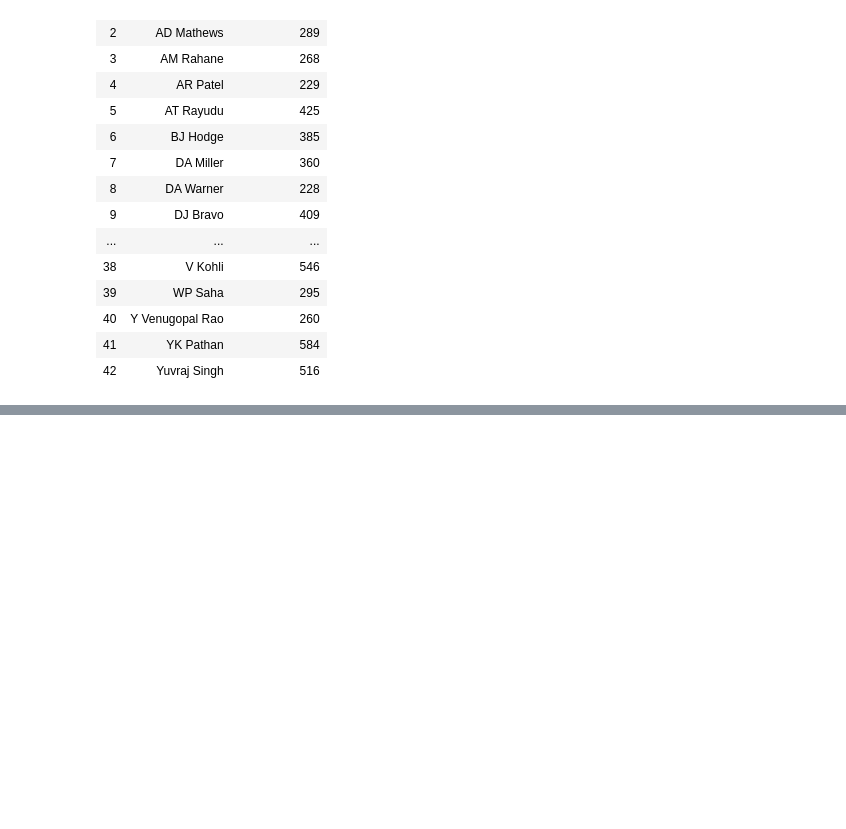
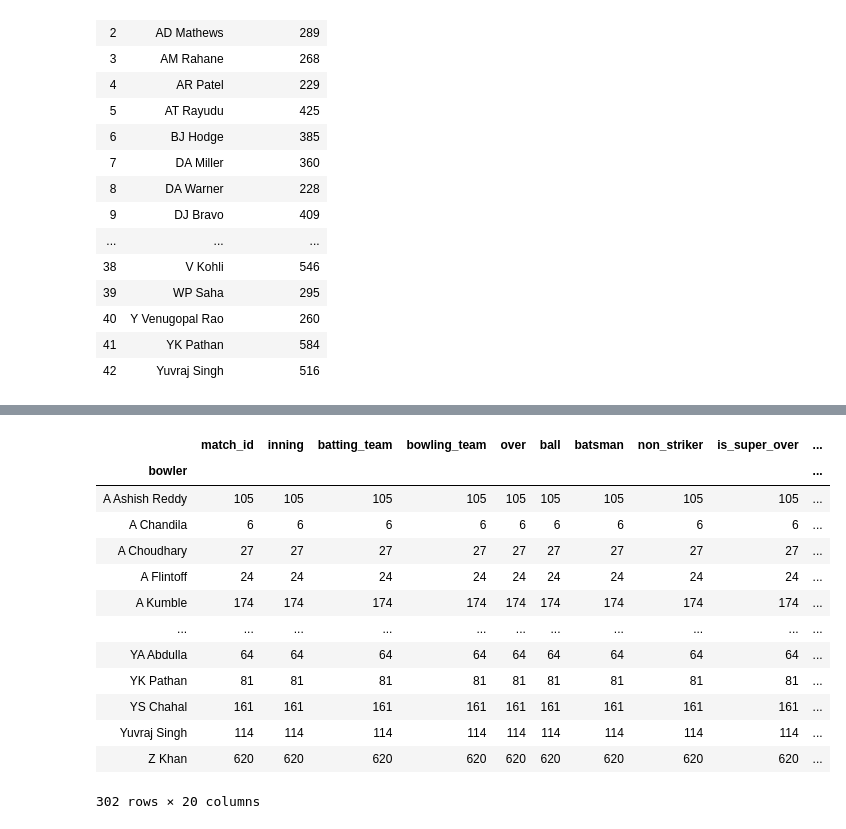
Before and after one commit to Rajesh-Kumar759/pandas, a Jupyter notebook: Pandas.ipynb, the cells around one changed output, grey strips where cells are left out. Saved outputs shown, nothing was run; the diff lists cells and outputs as text; code cells hidden in the pictures; blank space fills up the shorter version.

```diff
--- a/Pandas.ipynb
+++ b/Pandas.ipynb
@@ -2174,0 +2533,17 @@ x[x>200].reset_index()
+# %%
+m.groupby('bowler').count()
+# %% [output]
+|  | match_id | inning | batting_team | bowling_team | over | ball | batsman | non_striker | is_super_over | ... |
+| bowler |  |  |  |  |  |  |  |  |  | ... |
+| A Ashish Reddy | 105 | 105 | 105 | 105 | 105 | 105 | 105 | 105 | 105 | ... |
+| A Chandila | 6 | 6 | 6 | 6 | 6 | 6 | 6 | 6 | 6 | ... |
+| A Choudhary | 27 | 27 | 27 | 27 | 27 | 27 | 27 | 27 | 27 | ... |
+| A Flintoff | 24 | 24 | 24 | 24 | 24 | 24 | 24 | 24 | 24 | ... |
+| A Kumble | 174 | 174 | 174 | 174 | 174 | 174 | 174 | 174 | 174 | ... |
+| ... | ... | ... | ... | ... | ... | ... | ... | ... | ... | ... |
+| YA Abdulla | 64 | 64 | 64 | 64 | 64 | 64 | 64 | 64 | 64 | ... |
+| YK Pathan | 81 | 81 | 81 | 81 | 81 | 81 | 81 | 81 | 81 | ... |
+| YS Chahal | 161 | 161 | 161 | 161 | 161 | 161 | 161 | 161 | 161 | ... |
+| Yuvraj Singh | 114 | 114 | 114 | 114 | 114 | 114 | 114 | 114 | 114 | ... |
+| Z Khan | 620 | 620 | 620 | 620 | 620 | 620 | 620 | 620 | 620 | ... |
+302 rows × 20 columns
```
Also changed, not shown: parts of 41 cells of this notebook, 1 other file.
